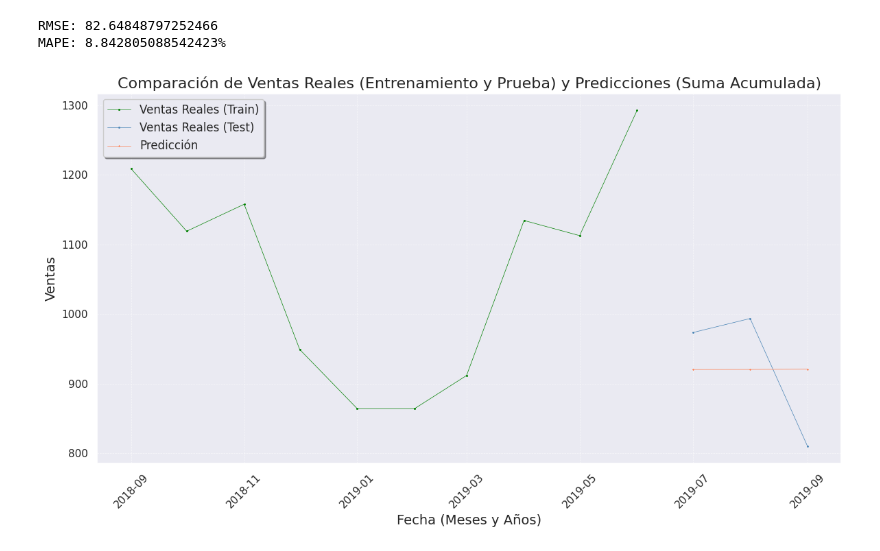
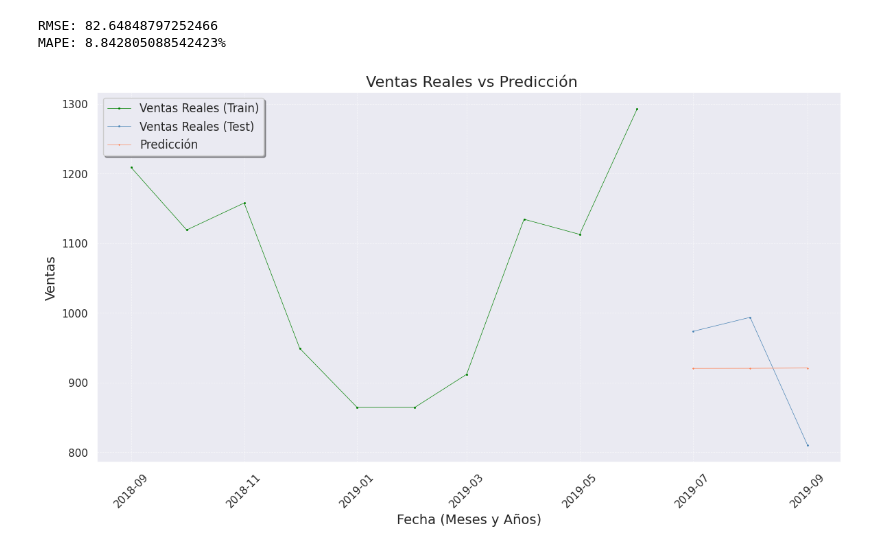
Before and after one commit to AndresPerelmuter/Time-Series---Recurrent-Neural-Networks, a Jupyter notebook: RNN.ipynb, the cells around one changed output. Cells and saved outputs as stored; diff of their text form; code cells hidden in the pictures.

```diff
--- a/RNN.ipynb
+++ b/RNN.ipynb
@@ -1110,32 +1110,32 @@ test_dates = total_sales_by_month['month+year'][len(y_train):len(y_train) + len(
 plt.figure(figsize=(14, 7))
 
 # Graficar las ventas reales de entrenamiento
 plt.plot(train_dates, y_train_descaled, label='Ventas Reales (Train)',
          linestyle='-', marker='s', linewidth=0.5, color='green', markersize=1)
 
 # Graficar las ventas reales de prueba
 plt.plot(test_dates, y_test_descaled,  label='Ventas Reales (Test)',
          linestyle='-', marker='o', linewidth=0.5, color='steelblue', markersize=1)
 
 # Graficar las predicciones
 plt.plot(test_dates, predictions_descaled, label='Predicción',
          linestyle='-', marker='x', linewidth=0.5, color='coral', markersize=1)
 
 # Configuración de títulos y etiquetas
-plt.title('Comparación de Ventas Reales (Entrenamiento y Prueba) y Predicciones (Suma Acumulada)', fontsize=16)
+plt.title(' Ventas Reales vs Predicción', fontsize=16)
 plt.xlabel('Fecha (Meses y Años)', fontsize=14)
 plt.ylabel('Ventas', fontsize=14)
 
 # Formatear el eje X con fechas
 plt.xticks(rotation=45)  # Rotar etiquetas para mejor visibilidad
 
 # Leyenda con estilo mejorado
 plt.legend(fontsize=12, loc='upper left', frameon=True, shadow=True)
 
 # Agregar cuadrícula con estilo más ligero
 plt.grid(True, which='both', linestyle='--', linewidth=0.5, alpha=0.7)
 
 # Mostrar el gráfico
 plt.show()
 # %% [output]
-[figure, old version]
+[figure, new version]
```
